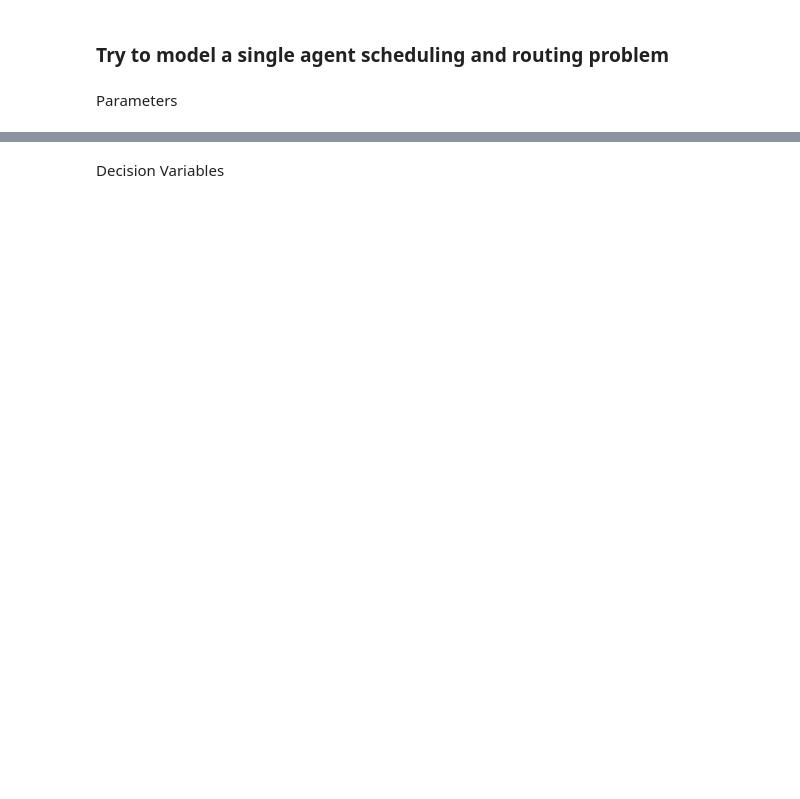
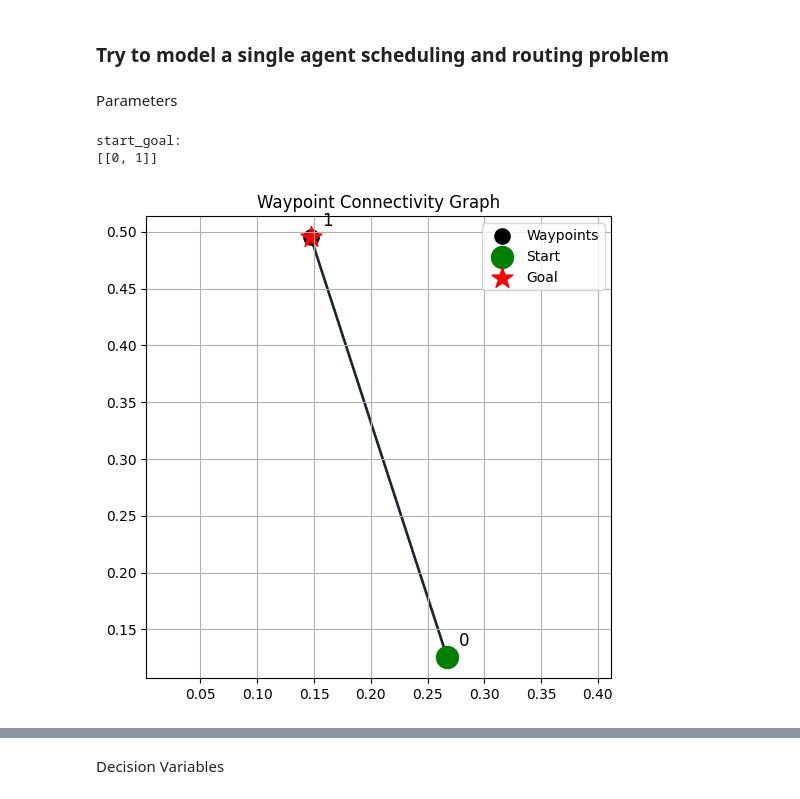
Before and after one commit to dt-1729/ULI_NASA, a Jupyter notebook: UTM_scheduling_and_routing/Gurobi_MIRS.ipynb, the cells around one changed output, grey strips where cells are left out. Drawn from its saved outputs; the diff is of its cells as text; code cells hidden in the pictures; blank space fills up the shorter version.

```diff
--- a/UTM_scheduling_and_routing/Gurobi_MIRS.ipynb
+++ b/UTM_scheduling_and_routing/Gurobi_MIRS.ipynb
@@ -10,46 +11,92 @@ from scipy.spatial.distance import cdist
 Parameters
 # %%
 # constants
-INF = 1e2
+INF = 1e5
 
 # number of agents
 N = 1
 
 # number of waypoints
 M = 2
 
 # number of stages
 K = M+1
 
-# generate a dummy mask matrix
-mask = np.random.uniform(0,1,(M,M))
-mask = mask - np.diag(np.diag(mask))
-mask = mask/np.sum(mask, axis=1,keepdims=True)
-mask[mask<=1/(M)] = 0.0
-mask[mask>1/(M)] = 1.0
-
+# random matrix
+# mask = np.random.uniform(0,1,(M,M))
+# mask = mask - np.diag(np.diag(mask))
+# mask = 0.5 * (mask + mask.T)
+# mask = mask / np.sum(mask, axis=1, keepdims=True)
+# mask[mask<=1/(M)] = 0.0
+# mask[mask>1/(M)] = 1.0
+# mask = np.maximum(mask, mask.T)
+# np.fill_diagonal(mask, 0)
+mask = np.array([
+    [0, 1], [1, 0]
+])
 # generate a dummy distance matrix between the waypoints
 Y = np.random.uniform(0,1,(M,2))
 distMat = cdist(Y, Y, 'euclidean')
 
-# agent start and end parameters
-start_time = 0.0
-s = 0 #int(np.random.choice(range(M)))
-d = 1 #int(np.random.choice(range(M)))
-assert(s!=d)
+# # agent start and end parameters
+start_time = np.random.uniform(0,0,(N,))
+# start_goal = []
+# for n in range(N):
+#     s = int(np.random.choice(range(M)))
+#     d = int(np.random.choice(range(M)))
+#     while d == s:
+#         d = int(np.random.choice(range(M)))
+#     start_goal.append([s,d])
+start_goal = [[0,1]]
+print(f"start_goal:\n{start_goal}")
 
 # optimization parameters
 c0, c1, c2 = 0.1, 10, 1
-net_mask = mask.copy()
-net_mask[d,:] = 0
-net_mask[d,d] = 1
-distMat[net_mask == 0.0] = INF
 
 # initialize stage sizes
 stage_size = []
 for k in range(K+1):
     if k == 0 or k == K:
         stage_size.append(1)
     else:
         stage_size.append(M)
+
+
+# ----- PLOT -----
+plt.figure(figsize=(6,6))
+
+# plot waypoints
+plt.scatter(Y[:,0], Y[:,1], s=120, color='black', label='Waypoints')
+
+# label nodes
+for i in range(M):
+    plt.text(Y[i,0]+0.01, Y[i,1]+0.01, f'{i}', fontsize=12)
+
+# plot connectivity arrows
+for i in range(M):
+    for j in range(M):
+        if mask[i,j] == 1:
+            dx = Y[j,0] - Y[i,0]
+            dy = Y[j,1] - Y[i,1]
+            plt.arrow(
+                Y[i,0], Y[i,1],
+                dx, dy,
+                head_width=0.001,
+                length_includes_head=True,
+                alpha=0.6
+            )
+
+# highlight start and goal
+plt.scatter(Y[s,0], Y[s,1], s=250, color='green', marker='o', label='Start')
+plt.scatter(Y[d,0], Y[d,1], s=250, color='red', marker='*', label='Goal')
+
+plt.title("Waypoint Connectivity Graph")
+plt.legend()
+plt.grid(True)
+plt.axis("equal")
+plt.show()
+# %% [output]
+start_goal:
+[[0, 1]]
+[figure, added]
 # %%
```
Also changed, not shown: parts of 8 cells of this notebook, 4 other files.
